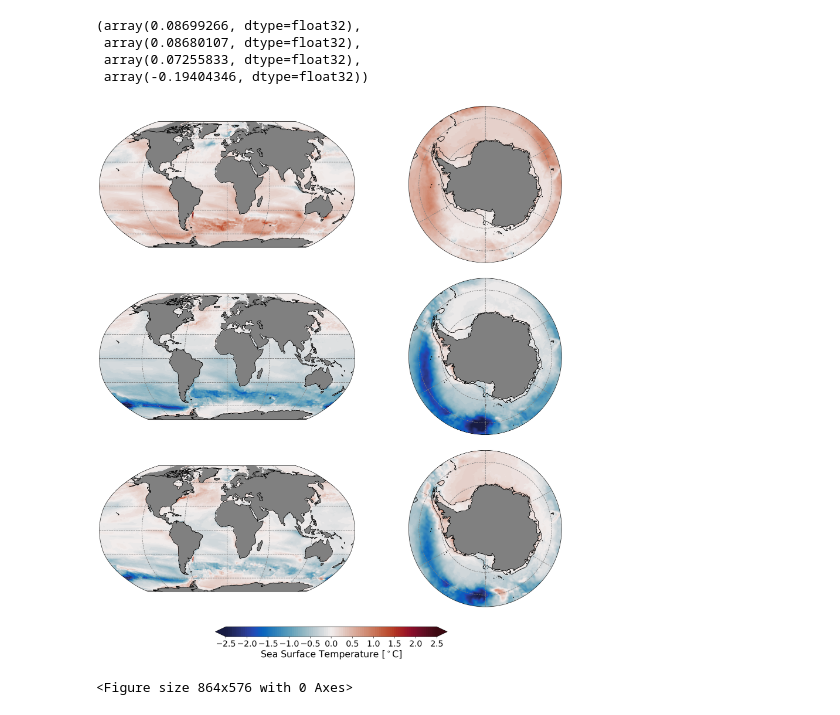
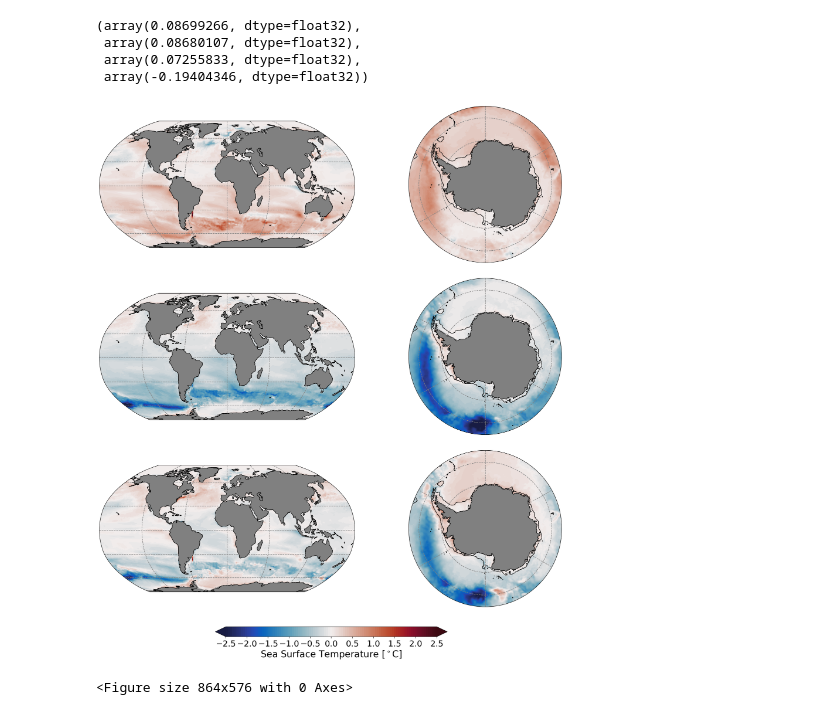
Before and after one commit to becki-beadling/Beadling_et_al_2022_JGROceans, a Jupyter notebook: Beadling_2021_JGROceans_New/Figure_1a_1b/Ensemble-Mean-SST_CM4.ipynb, the cells around one changed output. Cells and saved outputs as stored; diff of their text form; code cells hidden in the pictures.

```diff
--- a/Beadling_2021_JGROceans_New/Figure_1a_1b/Ensemble-Mean-SST_CM4.ipynb
+++ b/Beadling_2021_JGROceans_New/Figure_1a_1b/Ensemble-Mean-SST_CM4.ipynb
@@ -201,7 +219,7 @@ import matplotlib.ticker as mticker
 def antarctic_map(ax, grid):
     ax.set_boundary(circle, transform=ax.transAxes)
     ax.set_extent([-180, 180, -90, -55], ccrs.PlateCarree())
-    ax.contour(ds_static.xh,ds_static.yh,shelf_mask,colors='black',linewidths = 0.5,transform=ccrs.PlateCarree())
+    ax.contour(ds_static.geolon,ds_static.geolat,shelf_mask,colors='black',linewidths = 0.5,transform=ccrs.PlateCarree())
     if grid == True:
         gl = ax.gridlines(linewidth = 1, color = 'grey', linestyle = '--')
         gl.ylocator = mticker.FixedLocator([-90, -80, -70, -60, -50])
@@ -216,45 +234,44 @@ ax0, ax1, ax2, ax3, ax4, ax5 = plt.subplot(gs[0,0],projection=ccrs.Robinson(),fa
                                plt.subplot(gs[1,0],projection=ccrs.Robinson(),facecolor='grey'),plt.subplot(gs[1,1],projection=ccrs.SouthPolarStereo(),facecolor='grey'),\
                                plt.subplot(gs[2,0],projection=ccrs.Robinson(),facecolor='grey'),plt.subplot(gs[2,1],projection=ccrs.SouthPolarStereo(),facecolor='grey')
 
 gs.update(hspace = 0.1, wspace = 0.01)
 
-lon_thetao_cm4 = ds_thetao_control.xh.values
-lat_thetao_cm4 = ds_thetao_control.yh.values
-x_thetao_cm4,y_thetao_cm4 = np.meshgrid(lon_thetao_cm4,lat_thetao_cm4)
-
 levels_sss_diff = np.linspace(-2.5,2.5,100)
 
 ## Global maps
-ax0.contourf(x_thetao_cm4,y_thetao_cm4,difference_stress.values,cmap=cmocean.cm.balance,transform=ccrs.PlateCarree(),levels=levels_sss_diff,extend='both')
-ax2.contourf(x_thetao_cm4,y_thetao_cm4,difference_antwater.values,cmap=cmocean.cm.balance,transform=ccrs.PlateCarree(),levels=levels_sss_diff,extend='both')
-ax4.contourf(x_thetao_cm4,y_thetao_cm4,difference_antwaterstress.values,cmap=cmocean.cm.balance,transform=ccrs.PlateCarree(),levels=levels_sss_diff,extend='both')
+ax0.contourf(ds_static.geolon,ds_static.geolat,difference_stress.values,cmap=cmocean.cm.balance,transform=ccrs.PlateCarree(),levels=levels_sss_diff,extend='both')
+ax2.contourf(ds_static.geolon,ds_static.geolat,difference_antwater.values,cmap=cmocean.cm.balance,transform=ccrs.PlateCarree(),levels=levels_sss_diff,extend='both')
+ax4.contourf(ds_static.geolon,ds_static.geolat,difference_antwaterstress.values,cmap=cmocean.cm.balance,transform=ccrs.PlateCarree(),levels=levels_sss_diff,extend='both')
 
 g1 = ax0.gridlines(linewidth = 1, color = 'grey', linestyle = '--')
 g1 = ax2.gridlines(linewidth = 1, color = 'grey', linestyle = '--')
 g1 = ax4.gridlines(linewidth = 1, color = 'grey', linestyle = '--')
 
 ax0.coastlines()
 ax2.coastlines()
 ax4.coastlines()
 
 ## Polar Projections
 antarctic_map(ax1, grid = True)
 antarctic_map(ax3, grid = True)
 antarctic_map(ax5, grid = True)
 
-ax1.contourf(x_thetao_cm4,y_thetao_cm4,difference_stress.values,cmap=cmocean.cm.balance,transform=ccrs.PlateCarree(),levels=levels_sss_diff,extend='both')
-ax3.contourf(x_thetao_cm4,y_thetao_cm4,difference_antwater.values,cmap=cmocean.cm.balance,transform=ccrs.PlateCarree(),levels=levels_sss_diff,extend='both')
-ax5.contourf(x_thetao_cm4,y_thetao_cm4,difference_antwaterstress.values,cmap=cmocean.cm.balance,transform=ccrs.PlateCarree(),levels=levels_sss_diff,extend='both')
+ax1.contourf(ds_static.geolon,ds_static.geolat,difference_stress.values,cmap=cmocean.cm.balance,transform=ccrs.PlateCarree(),levels=levels_sss_diff,extend='both')
+ax3.contourf(ds_static.geolon,ds_static.geolat,difference_antwater.values,cmap=cmocean.cm.balance,transform=ccrs.PlateCarree(),levels=levels_sss_diff,extend='both')
+ax5.contourf(ds_static.geolon,ds_static.geolat,difference_antwaterstress.values,cmap=cmocean.cm.balance,transform=ccrs.PlateCarree(),levels=levels_sss_diff,extend='both')
 
 ## Add Horizontal color bars at bottom:
-cbr_sss_diff = ax0.contourf(x_thetao_cm4,y_thetao_cm4,difference_stress.values,cmap=cmocean.cm.balance,transform=ccrs.PlateCarree(),levels=levels_sss_diff,extend='both')
+cbr_sss_diff = ax0.contourf(ds_static.geolon,ds_static.geolat,difference_stress.values,cmap=cmocean.cm.balance,transform=ccrs.PlateCarree(),levels=levels_sss_diff,extend='both')
 cax = fig.add_axes([0.30, 0.08, 0.35, 0.015])
 
 cbar_1=plt.colorbar(cbr_sss_diff,cax=cax,orientation='horizontal',shrink=0.5,ticks = [-2.5,-2,-1.5,-1.0,-0.5,0,0.5,1.0,1.5,2.0,2.5])
 cbar_1.ax.tick_params(labelsize=18)
 cbar_1.set_label('Sea Surface Temperature [$^\circ$C]', fontsize=20)
+
+
+plt.savefig('CM4_ensemble_mean_SST.pdf')
 # %% [output]
-[figure, old version]
+[figure, new version]
 # %%
 ## plotting using xarray
 subplot_kws=dict(projection=ccrs.Robinson(),
```
Also changed, not shown: parts of 1 cell of this notebook.
